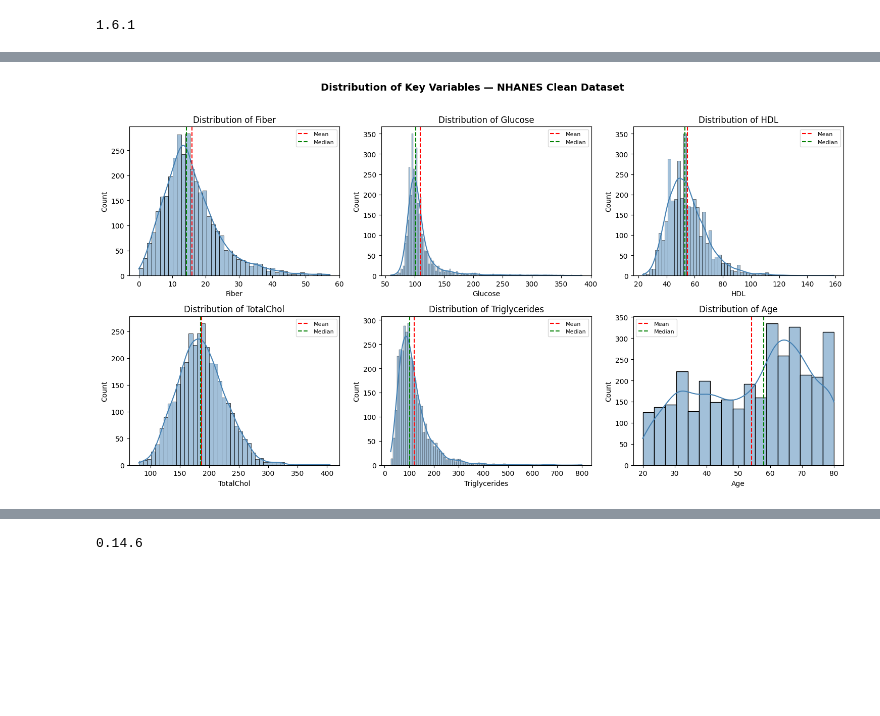
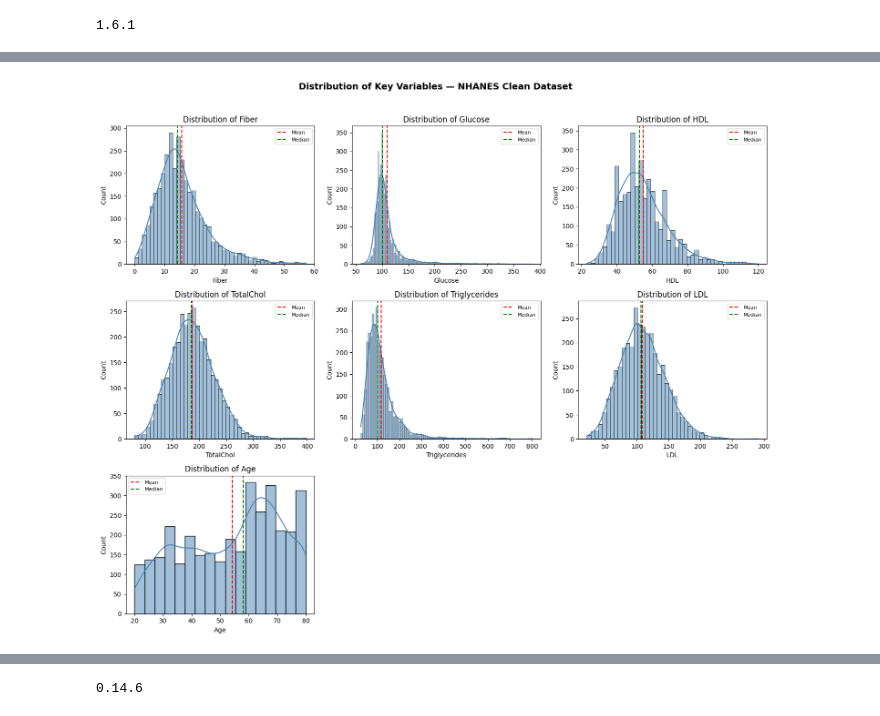
Before and after one commit to ushagartoula19-ops/Fibre-intake-and-blood-chemistry, a Jupyter notebook: NHANES_DATA_ANALYSIS.ipynb, the cells around one changed output, grey strips where cells are left out. Saved outputs shown, nothing was run; the diff lists cells and outputs as text; code cells hidden in the pictures; blank space fills up the shorter version.

```diff
--- a/NHANES_DATA_ANALYSIS.ipynb
+++ b/NHANES_DATA_ANALYSIS.ipynb
@@ -888,34 +700,39 @@ max    142309.00    80.00     2.00    57.20   385.00   159.00     405.00
-# %%
-import matplotlib.pyplot as plt
-import seaborn as sns
-
-# ── DISTRIBUTION PLOTS FOR ALL VARIABLES ─────────────────────────────────────
-# Histograms with KDE curve show the shape of each variable
-# Red line = mean, Green line = median
-# If mean and median are far apart the distribution is skewed
-
-fig, axes = plt.subplots(2, 3, figsize=(15, 8))
-
-variables = ['Fiber', 'Glucose', 'HDL', 'TotalChol', 'Triglycerides', 'Age']
-
-for ax, var in zip(axes.flatten(), variables):
-    sns.histplot(master_df_final[var], kde=True, ax=ax, color='steelblue')
-    ax.axvline(master_df_final[var].mean(),
-               color='red', linestyle='--', linewidth=1.5, label='Mean')
-    ax.axvline(master_df_final[var].median(),
-               color='green', linestyle='--', linewidth=1.5, label='Median')
-    ax.set_title(f'Distribution of {var}')
-    ax.set_xlabel(var)
-    ax.set_ylabel('Count')
-    ax.legend(fontsize=8)
-
-plt.suptitle('Distribution of Key Variables — NHANES Clean Dataset',
-             fontsize=14, fontweight='bold', y=1.02)
-plt.tight_layout()
-plt.savefig('distributions.png', dpi=150)
-plt.show()
-# %% [output]
-[figure, removed]
+# %%
+import matplotlib.pyplot as plt
+import seaborn as sns
+
+# ── DISTRIBUTION PLOTS FOR ALL VARIABLES ─────────────────────────────────────
+# Histograms with KDE curve show the shape of each variable
+# Red line = mean, Green line = median
+# If mean and median are far apart the distribution is skewed
+
+fig, axes = plt.subplots(3, 3, figsize=(15, 12))
+
+variables = ['Fiber', 'Glucose', 'HDL', 'TotalChol',
+             'Triglycerides', 'LDL', 'Age']
+
+for ax, var in zip(axes.flatten(), variables):
+    sns.histplot(master_df_final[var], kde=True, ax=ax, color='steelblue')
+    ax.axvline(master_df_final[var].mean(),
+               color='red', linestyle='--', linewidth=1.5, label='Mean')
+    ax.axvline(master_df_final[var].median(),
+               color='green', linestyle='--', linewidth=1.5, label='Median')
+    ax.set_title(f'Distribution of {var}')
+    ax.set_xlabel(var)
+    ax.set_ylabel('Count')
+    ax.legend(fontsize=8)
+
+# Turn off the two empty subplots in the last row
+axes[2, 1].set_visible(False)
+axes[2, 2].set_visible(False)
+
+plt.suptitle('Distribution of Key Variables — NHANES Clean Dataset',
+             fontsize=14, fontweight='bold', y=1.02)
+plt.tight_layout()
+plt.savefig('distributions.png', dpi=150)
+plt.show()
+# %% [output]
+[figure, added]
 # %%
 import matplotlib.pyplot as plt
 import seaborn as sns
```
Also changed, not shown: parts of 80 cells of this notebook, 7 other files.
